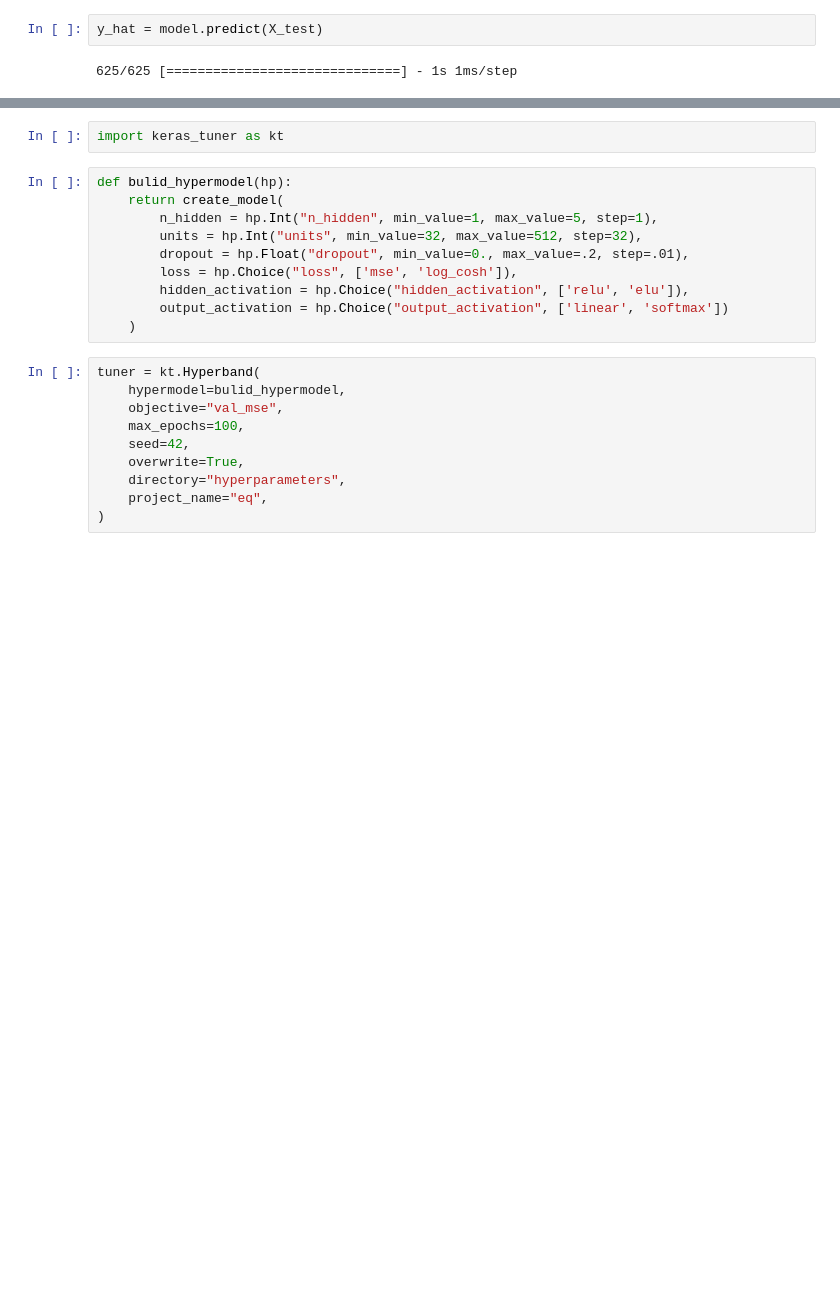
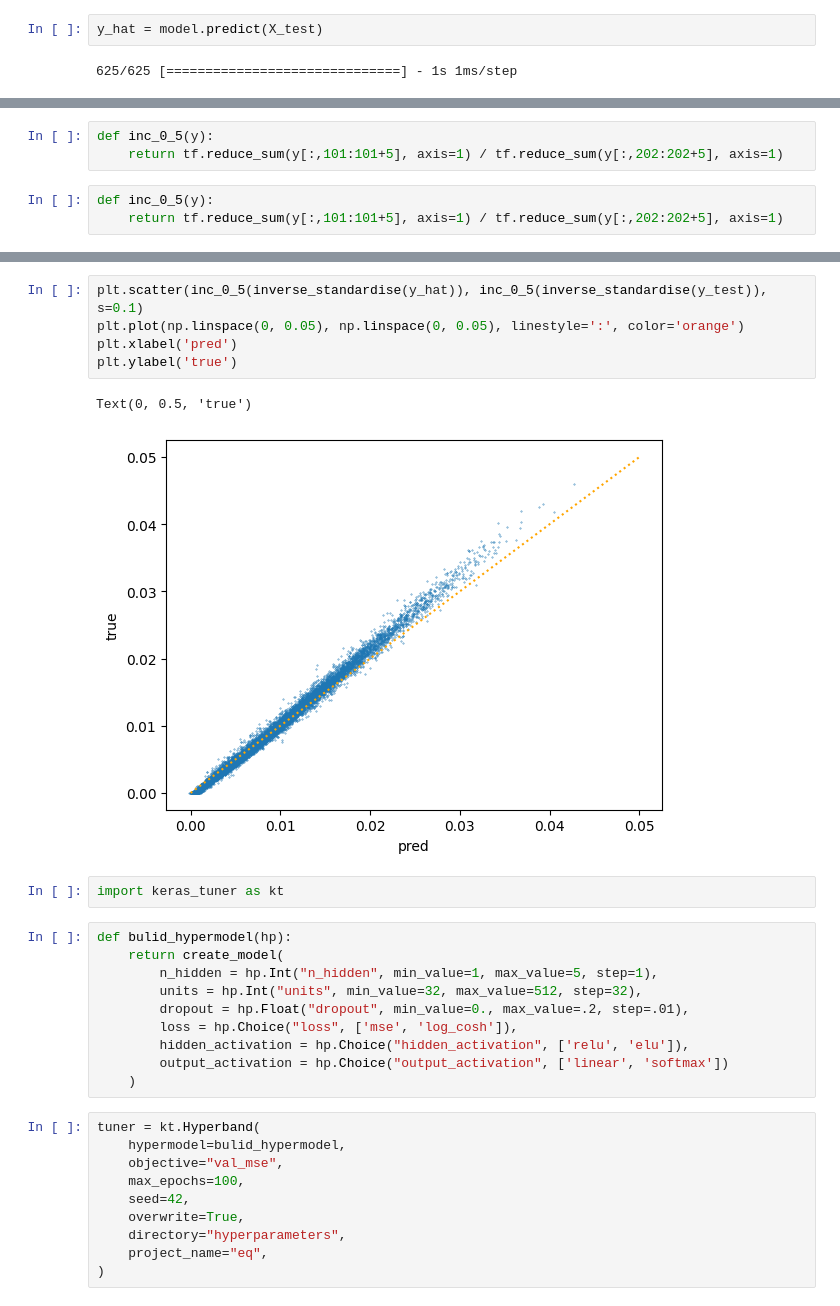
Before and after one commit to giovannic/eqio, a Jupyter notebook: Eq.ipynb, the cells around one changed output, grey strips where cells are left out. Saved outputs shown, nothing was run; the diff lists cells and outputs as text; blank space fills up the shorter version.

```diff
--- a/Eq.ipynb
+++ b/Eq.ipynb
@@ -104 +126,7 @@ y_hat = model.predict(X_test)
+# %%
+def inc_0_5(y):
+    return tf.reduce_sum(y[:,101:101+5], axis=1) / tf.reduce_sum(y[:,202:202+5], axis=1)
+# %%
+def inc_0_5(y):
+    return tf.reduce_sum(y[:,101:101+5], axis=1) / tf.reduce_sum(y[:,202:202+5], axis=1)
 # %%
@@ -112,3 +140,11 @@ Text(0, 0.5, 'true')
+# %%
+plt.scatter(inc_0_5(inverse_standardise(y_hat)), inc_0_5(inverse_standardise(y_test)), s=0.1)
+plt.plot(np.linspace(0, 0.05), np.linspace(0, 0.05), linestyle=':', color='orange')
+plt.xlabel('pred')
+plt.ylabel('true')
+# %% [output]
+Text(0, 0.5, 'true')
+[figure, added]
 # %%
 import keras_tuner as kt
 # %%
```
Also changed, not shown: parts of 9 cells of this notebook, 43 other files.
